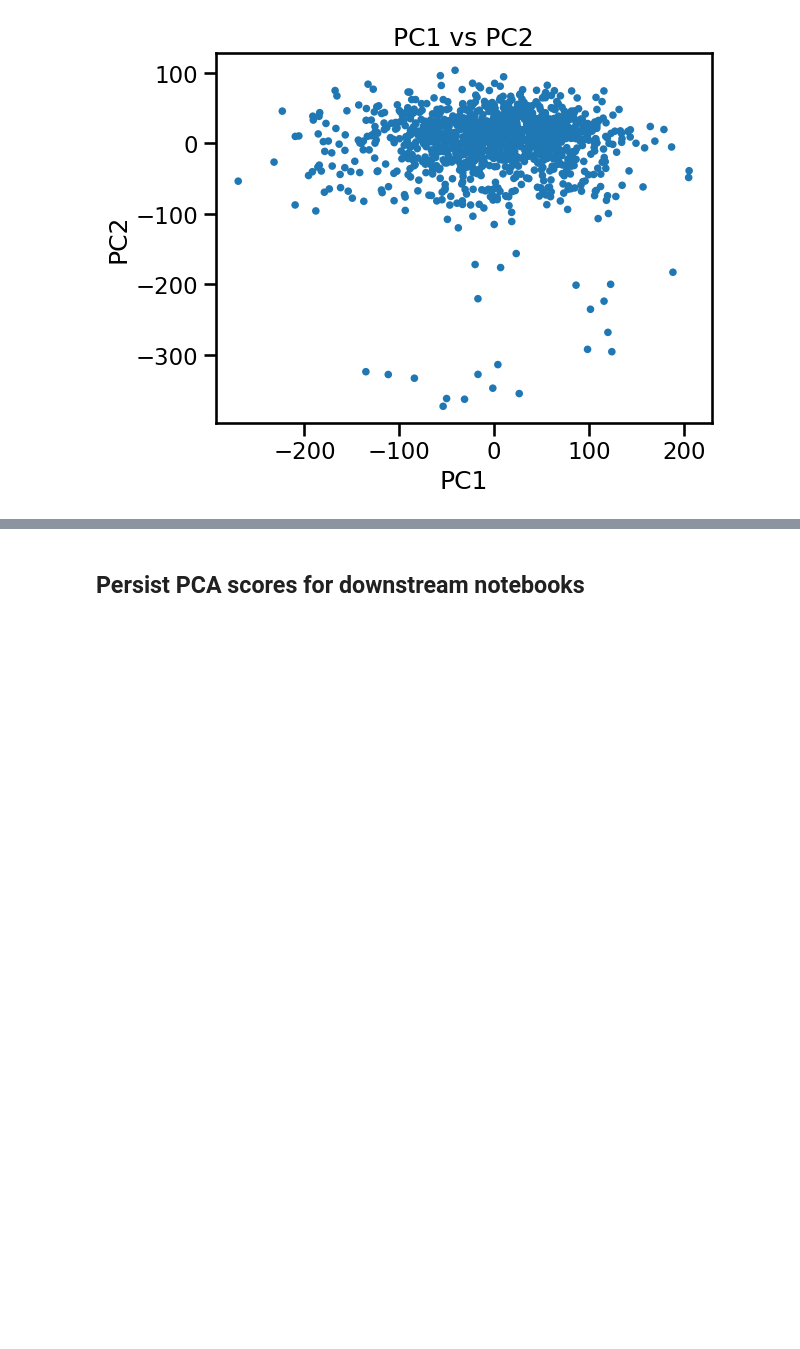
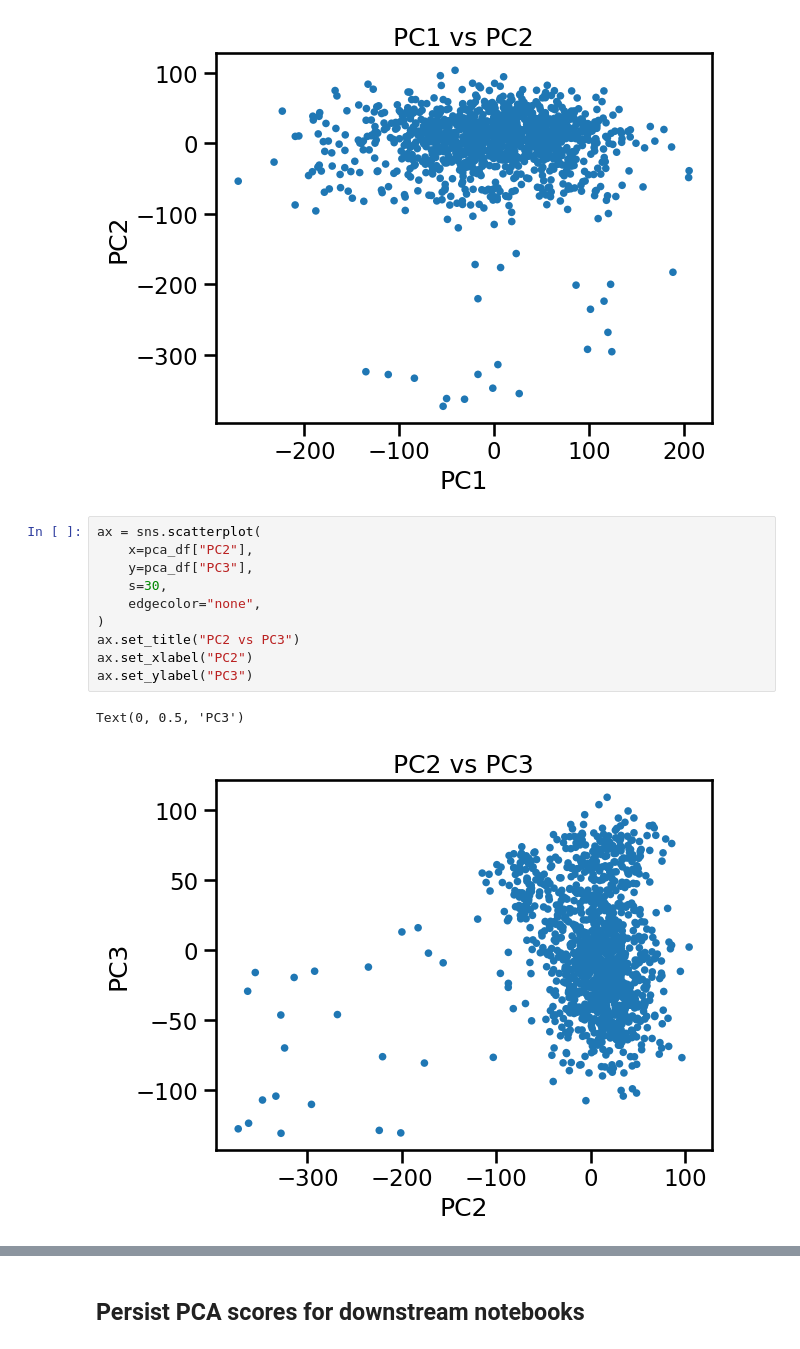
Before and after one commit to sarthak-arora1997/tcga-brca-multiomics-subtyping, a Jupyter notebook: notebooks/02_expression_qc_and_pca.ipynb, the cells around one changed output, grey strips where cells are left out. Saved outputs shown, nothing was run; the diff lists cells and outputs as text; blank space fills up the shorter version.

```diff
--- a/notebooks/02_expression_qc_and_pca.ipynb
+++ b/notebooks/02_expression_qc_and_pca.ipynb
@@ -126,3 +126,16 @@ ax.set_ylabel("PC2")
 # %% [output]
 Text(0, 0.5, 'PC2')
 [figure]
+# %%
+ax = sns.scatterplot(
+    x=pca_df["PC2"],
+    y=pca_df["PC3"],
+    s=30,
+    edgecolor="none",
+)
+ax.set_title("PC2 vs PC3")
+ax.set_xlabel("PC2")
+ax.set_ylabel("PC3")
+# %% [output]
+Text(0, 0.5, 'PC3')
+[figure, added]
```
Also changed, not shown: parts of 1 cell of this notebook.
